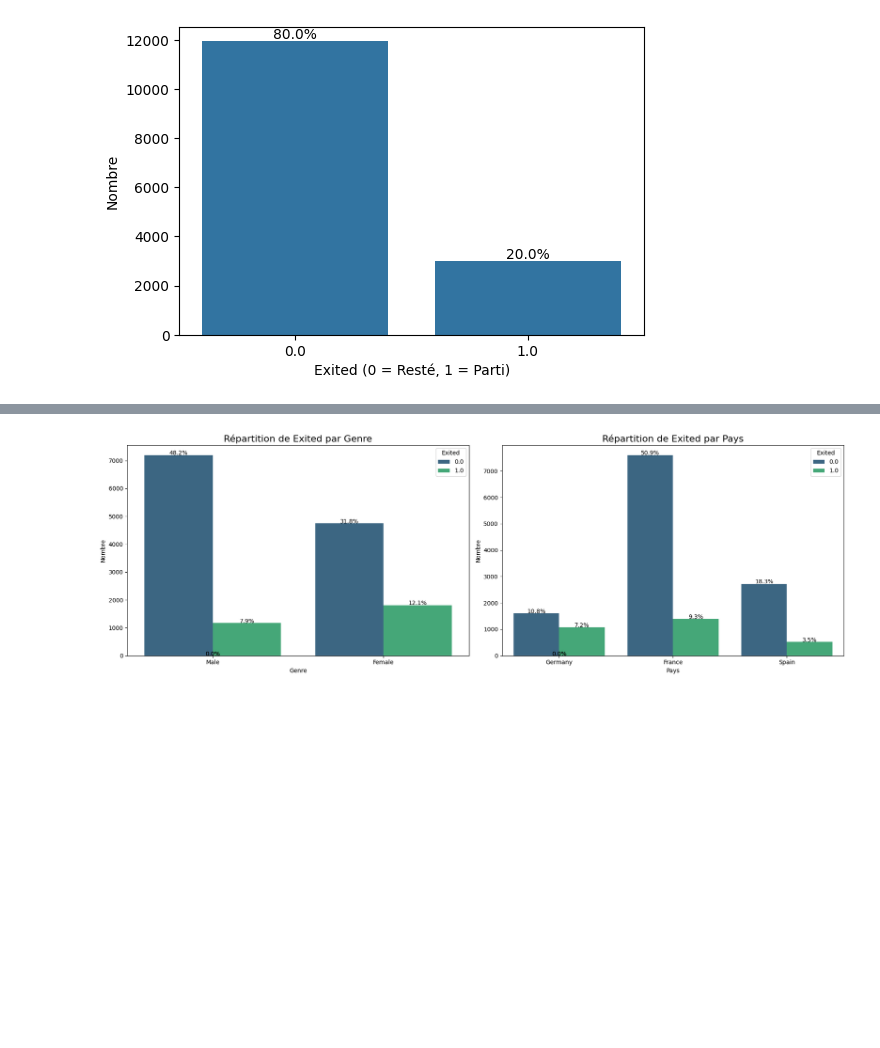
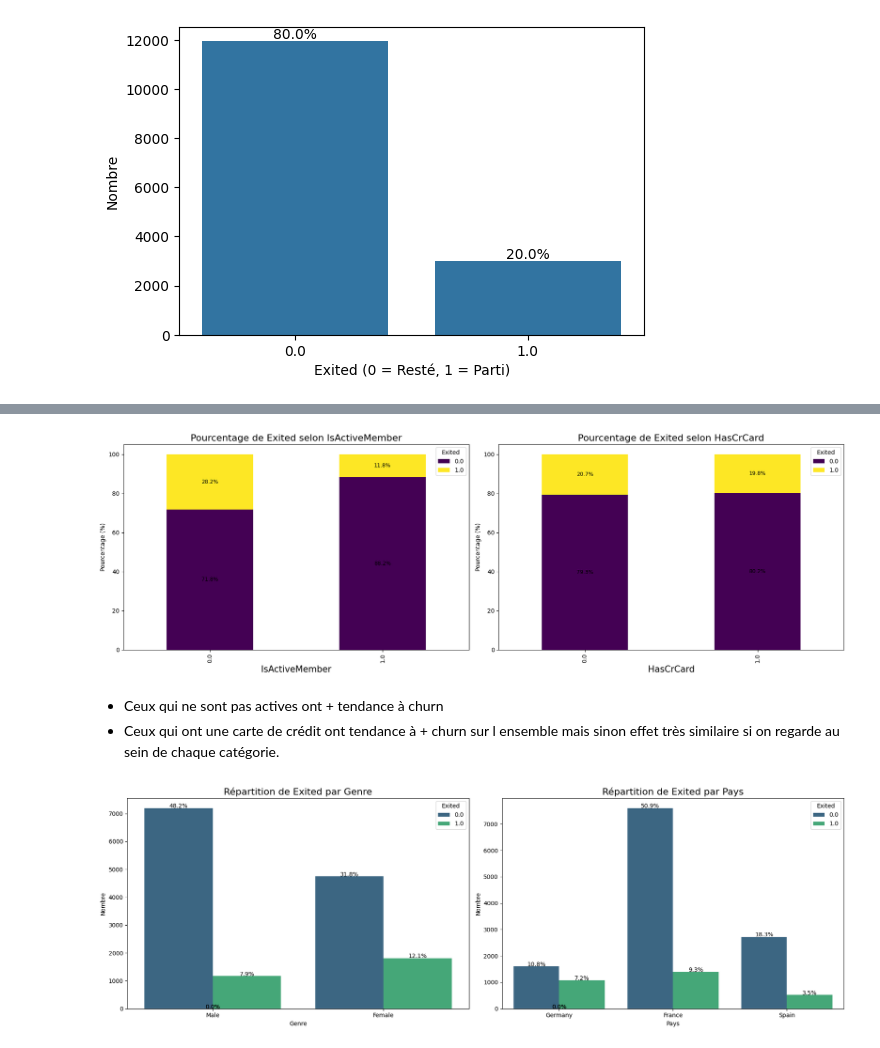
Before and after one commit to lucasvazelle/MOSEF-Bank-Churn-Prediction-VAZELLE-TAVERDIAN, a Jupyter notebook: src/Projet_Kaggle_TARVERDIAN_VAZELLE.ipynb, the cells around one changed output, grey strips where cells are left out. Saved outputs shown, nothing was run; the diff lists cells and outputs as text; code cells hidden in the pictures; blank space fills up the shorter version.

```diff
--- a/src/Projet_Kaggle_TARVERDIAN_VAZELLE.ipynb
+++ b/src/Projet_Kaggle_TARVERDIAN_VAZELLE.ipynb
@@ -274,3 +312,45 @@ plt.show()
+# %%
+"""""
+# Graphique empilé
+
+colors = sns.color_palette('viridis', n_colors=2)
+fig, axes = plt.subplots(1, 2, figsize=(18, 6))
+
+total = len(train_traitement)
+
+# Graphique IsActiveMember
+is_active_counts = train_traitement.groupby(['IsActiveMember', 'Exited']).size().unstack(fill_value=0)
+is_active_percentage = is_active_counts.div(is_active_counts.sum(axis=1), axis=0) * 100
+
+ax1 = is_active_percentage.plot(kind='bar', stacked=True, colormap='viridis', ax=axes[0])
+for container in ax1.containers:
+    ax1.bar_label(container, fmt='%.1f%%', label_type='center', fontsize=9)
+ax1.set_title('Pourcentage de Exited selon IsActiveMember', fontsize=16)
+ax1.set_xlabel('IsActiveMember', fontsize=15)
+ax1.set_ylabel('Pourcentage (%)')
+ax1.legend(title='Exited', loc='upper right')
+
+# Graphique HasCrCard
+has_crcard_counts = train_traitement.groupby(['HasCrCard', 'Exited']).size().unstack(fill_value=0)
+has_crcard_percentage = has_crcard_counts.div(has_crcard_counts.sum(axis=1), axis=0) * 100
+
+ax2 = has_crcard_percentage.plot(kind='bar', stacked=True, colormap='viridis', ax=axes[1])
+for container in ax2.containers:
+    ax2.bar_label(container, fmt='%.1f%%', label_type='center', fontsize=9)
+ax2.set_title('Pourcentage de Exited selon HasCrCard', fontsize=16)
+ax2.set_xlabel('HasCrCard', fontsize=15)
+ax2.set_ylabel('Pourcentage (%)')
+ax2.legend(title='Exited', loc='upper right')
+
+
+plt.tight_layout()
+plt.show()
+"""""
+# %% [output]
+[figure, added]
+# %% [markdown]
+- Ceux qui ne sont pas actives ont + tendance à churn
+- Ceux qui ont une carte de crédit ont tendance à + churn sur l ensemble mais sinon effet très similaire si on regarde au sein de chaque catégorie.
 # %%
 # colors = sns.color_palette('viridis', n_colors=2)
 # fig, axes = plt.subplots(1, 2, figsize=(18, 6))
```
Also changed, not shown: parts of 2 cells of this notebook.
